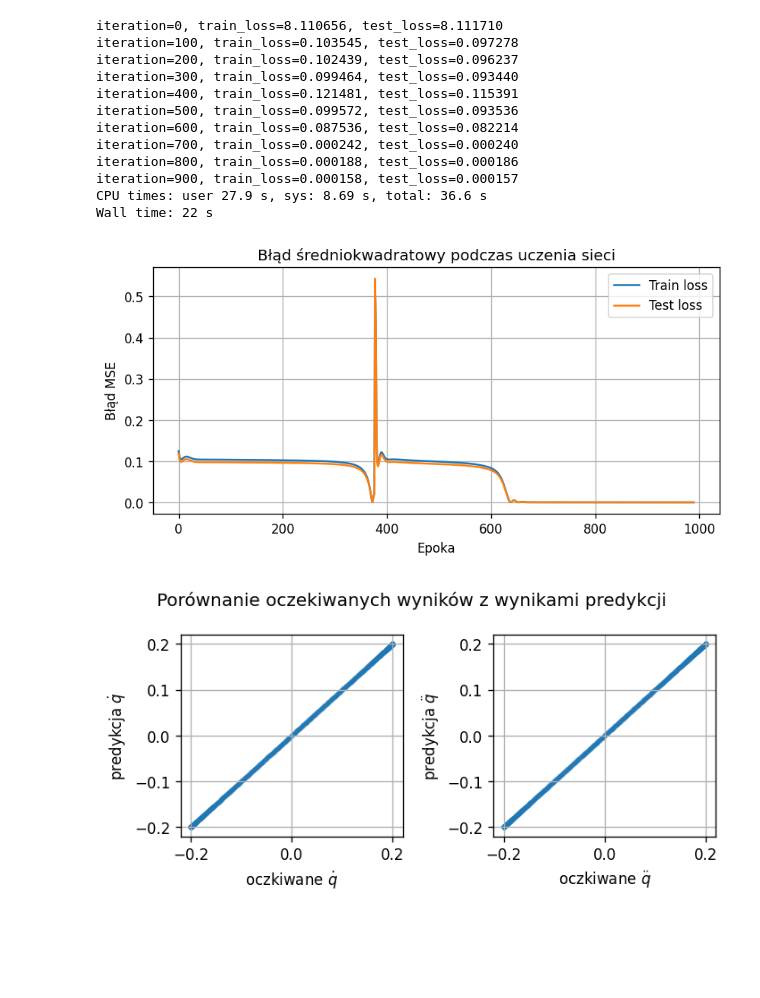
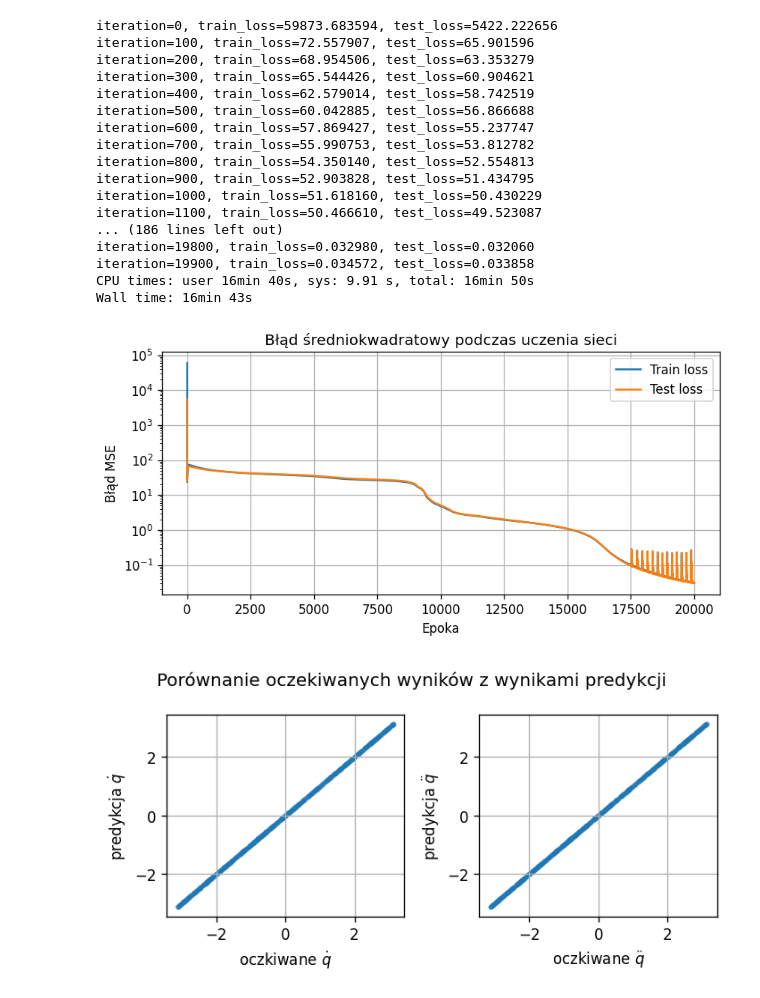
Before and after one commit to BartekFurmanek/LNN, a Jupyter notebook: LNN.ipynb, the cells around one changed output. Drawn from its saved outputs; the diff is of its cells as text; code cells hidden in the pictures; blank space fills up the shorter version.

```diff
--- a/LNN.ipynb
+++ b/LNN.ipynb
@@ -175,6 +176,8 @@ def normalize(state):
 # %%
 #Budowa zbioru uczącego
 N=1000
+
+'''
 t_train = np.arange(0,N, dtype=np.float32)
 t_test = np.arange(N,2*N, dtype=np.float32)
 
@@ -185,3 +188,14 @@ x_train = jax.device_get(jax.vmap(normalize)(x_train))
 %time x_test = jax.device_get(solve_analitical(x_train[-1], t_train))
 x_test = jax.device_get(jax.vmap(normalize)(x_test))
 %time y_test = jax.device_get(jax.vmap(analitical)(x_test))
+'''
+
+x_test_train = np.random.rand(N*2, 2)*2*np.pi - np.pi
+y_test_train = jax.device_get(jax.vmap(analitical)(x_test_train))
+y_test_train = jax.device_get(jax.vmap(normalize)(y_test_train))
+
+x_train = x_test_train[0:N]
+y_train = y_test_train[0:N]
+
+x_test = x_test_train[N:2*N]
+y_test = y_test_train[N:2*N]
@@ -233,40 +238,45 @@ get_params = jax.jit(get_params)
 
 
 opt_state = init(params_initial)
-for i in range(1000):
+for i in range(20000):
     params = get_params(opt_state)
+    grad = jax.grad(MSE_loss)(params, x_train, y_train)
+    opt_state = update(i, grad, opt_state)
     train_error.append(MSE_loss(params, x_train, y_train))
     test_error.append(MSE_loss(params, x_test, y_test))
-    grad = jax.grad(MSE_loss)(params, x_train, y_train)
-    opt_state = update(i, grad, opt_state)
     if i%100==0:
         print(f"iteration={i}, train_loss={train_error[-1]:.6f}, test_loss={test_error[-1]:.6f}")
 # %% [output]
-iteration=0, train_loss=8.110656, test_loss=8.111710
-iteration=100, train_loss=0.103545, test_loss=0.097278
-iteration=200, train_loss=0.102439, test_loss=0.096237
-iteration=300, train_loss=0.099464, test_loss=0.093440
-iteration=400, train_loss=0.121481, test_loss=0.115391
-iteration=500, train_loss=0.099572, test_loss=0.093536
-iteration=600, train_loss=0.087536, test_loss=0.082214
-iteration=700, train_loss=0.000242, test_loss=0.000240
-iteration=800, train_loss=0.000188, test_loss=0.000186
-iteration=900, train_loss=0.000158, test_loss=0.000157
-CPU times: user 27.9 s, sys: 8.69 s, total: 36.6 s
-Wall time: 22 s
+iteration=0, train_loss=59873.683594, test_loss=5422.222656
+iteration=100, train_loss=72.557907, test_loss=65.901596
+iteration=200, train_loss=68.954506, test_loss=63.353279
+iteration=300, train_loss=65.544426, test_loss=60.904621
+iteration=400, train_loss=62.579014, test_loss=58.742519
+iteration=500, train_loss=60.042885, test_loss=56.866688
+iteration=600, train_loss=57.869427, test_loss=55.237747
+iteration=700, train_loss=55.990753, test_loss=53.812782
+iteration=800, train_loss=54.350140, test_loss=52.554813
+iteration=900, train_loss=52.903828, test_loss=51.434795
+iteration=1000, train_loss=51.618160, test_loss=50.430229
+iteration=1100, train_loss=50.466610, test_loss=49.523087
+... (186 lines left out)
+iteration=19800, train_loss=0.032980, test_loss=0.032060
+iteration=19900, train_loss=0.034572, test_loss=0.033858
+CPU times: user 16min 40s, sys: 9.91 s, total: 16min 50s
+Wall time: 16min 43s
 # %%
 plt.figure(figsize=(8, 3.5), dpi=120)
-plt.plot(train_error[10:], label='Train loss')
-plt.plot(test_error[10:], label='Test loss')
-#plt.yscale('log'))
+plt.plot(train_error[:], label='Train loss')
+plt.plot(test_error[:], label='Test loss')
+plt.yscale('log')
 plt.title('Błąd średniokwadratowy podczas uczenia sieci')
 plt.xlabel("Epoka")
 plt.ylabel("Błąd MSE")
 plt.grid()
 plt.legend()
 plt.show()
 # %% [output]
-[figure, old version]
+[figure, new version]
 # %%
 y_pred = jax.vmap(partial(equation_of_motion, learned_lagrangian(params)))(x_test)
 
@@ -283,7 +293,7 @@ axes[1].set_ylabel('predykcja $\ddot q$')
 axes[1].grid()
 plt.tight_layout()
 # %% [output]
-[figure, old version]
+[figure, new version]
 # %%
 
 
```
Also changed, not shown: parts of 10 cells of this notebook.
